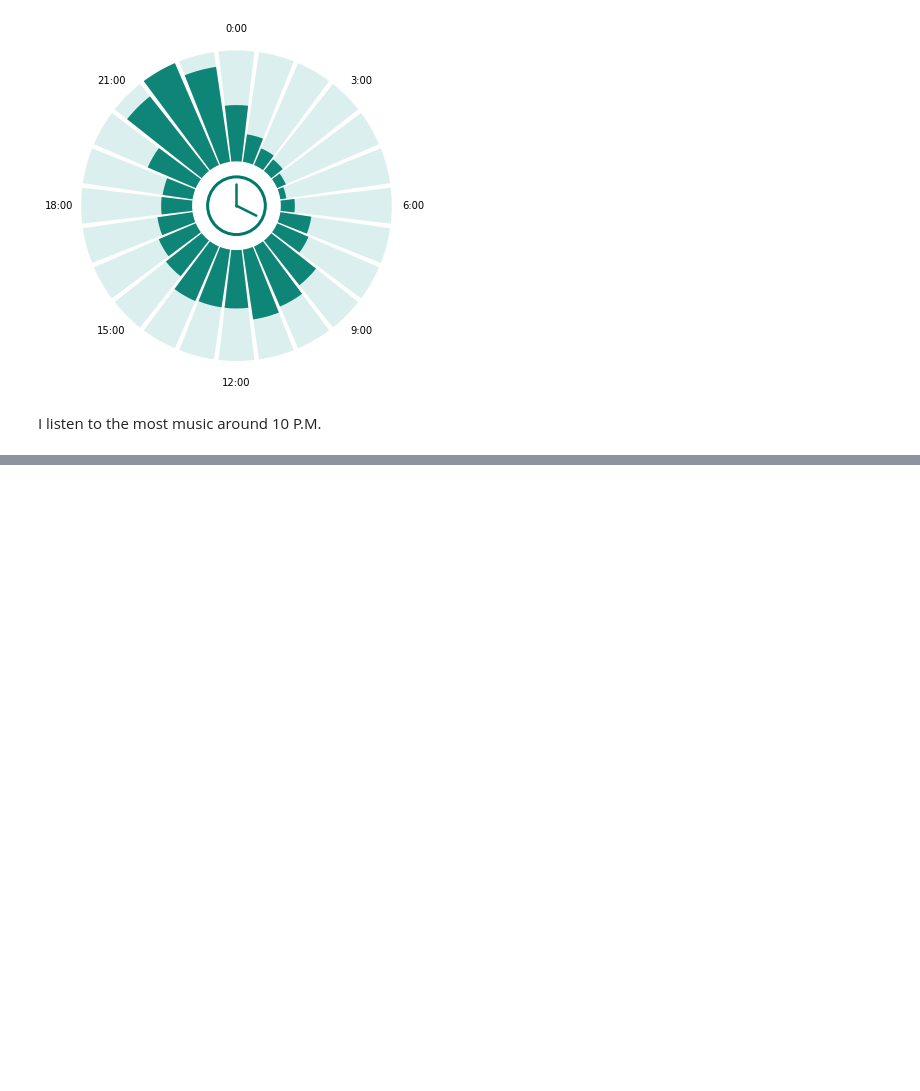
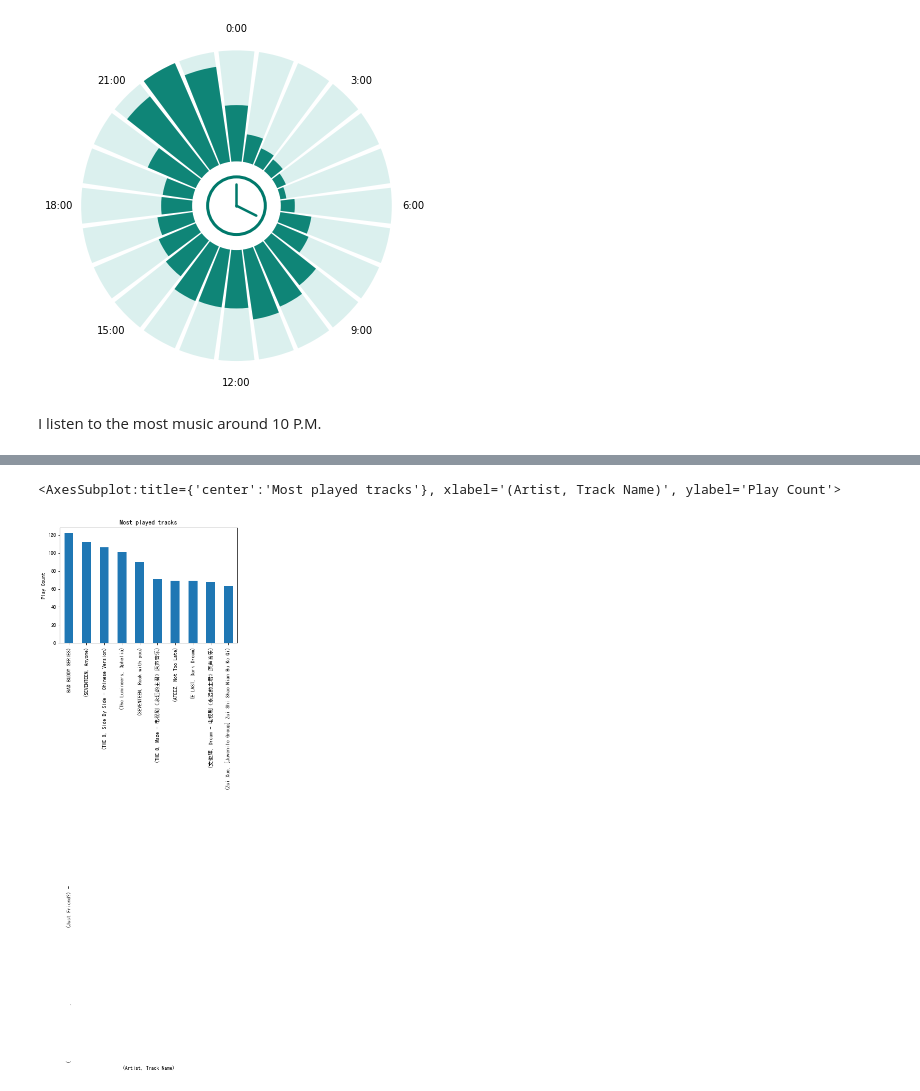
Before and after one commit to YasMME/spotify-data-exploration, a Jupyter notebook: SpotifyStreamingHistory.ipynb, the cells around one changed output, grey strips where cells are left out. Saved outputs shown, nothing was run; the diff lists cells and outputs as text; code cells hidden in the pictures; blank space fills up the shorter version.

```diff
--- a/SpotifyStreamingHistory.ipynb
+++ b/SpotifyStreamingHistory.ipynb
@@ -144,0 +200,2 @@ I listen to the most music around 10 P.M.
+# %%
+top_10_tracks = distinct_tracks.groupby(['artistName', 'trackName'])['playCount'].sum().nlargest(10)
@@ -144,0 +217,6 @@ I listen to the most music around 10 P.M.
+# %%
+top_10_tracks.plot.bar(title='Most played tracks', xlabel='(Artist, Track Name)', ylabel='Play Count')
+# Note! Cannot display both Chinese and Thai at the same time.
+# %% [output]
+<AxesSubplot:title={'center':'Most played tracks'}, xlabel='(Artist, Track Name)', ylabel='Play Count'>
+[figure, added]
```
Also changed, not shown: parts of 29 cells of this notebook.
